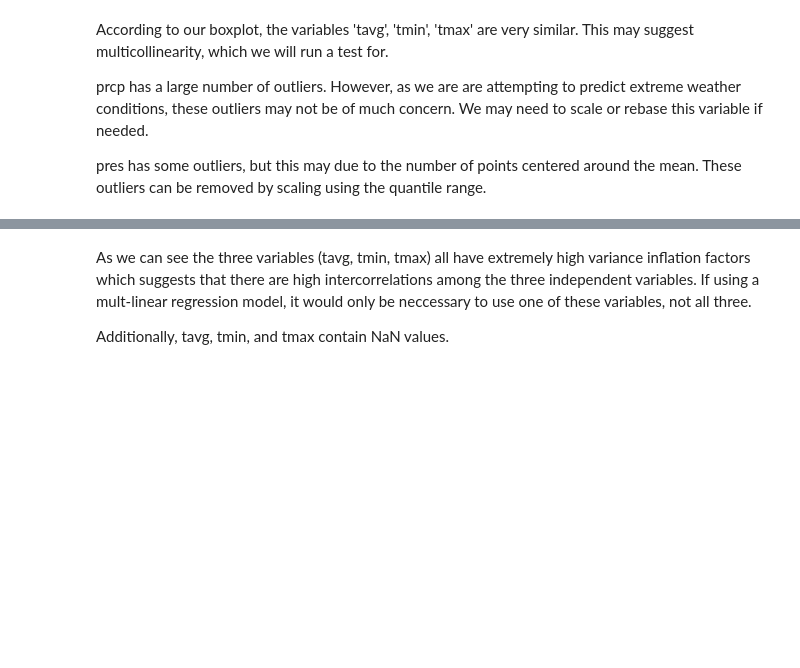
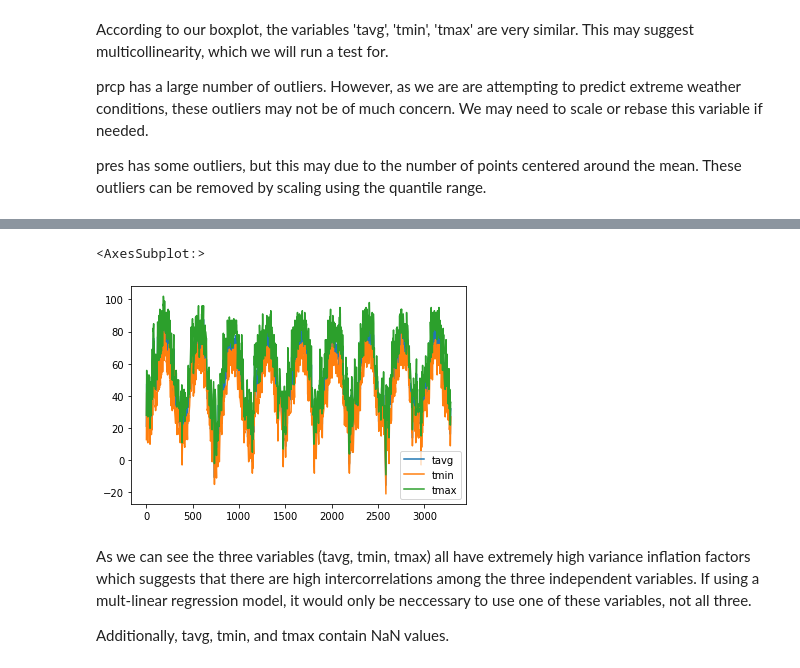
Before and after one commit to CS418/group-project-the-fast-the-curious, a Jupyter notebook: Project.ipynb, the cells around one changed output, grey strips where cells are left out. Cells and saved outputs as stored; diff of their text form; code cells hidden in the pictures; blank space fills up the shorter version.

```diff
--- a/Project.ipynb
+++ b/Project.ipynb
@@ -180,3 +203,8 @@ vif_df
+# %%
+df[['tavg', 'tmin', 'tmax']].plot()
+# %% [output]
+<AxesSubplot:>
+[figure, added]
 # %% [markdown]
 As we can see the three variables (tavg, tmin, tmax) all have extremely high variance inflation factors which suggests that there are high intercorrelations among the three independent variables. If using a mult-linear regression model, it would only be neccessary to use one of these variables, not all three.
 
```
Also changed, not shown: parts of 4 cells of this notebook.
